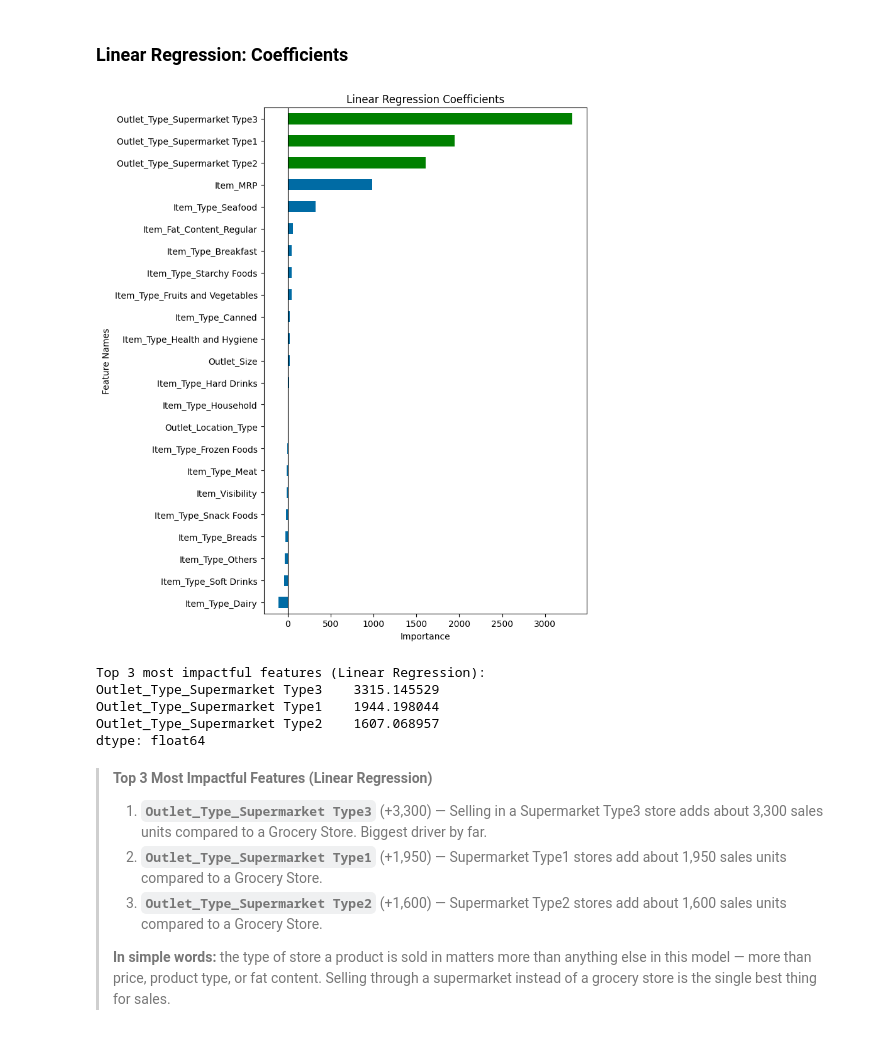
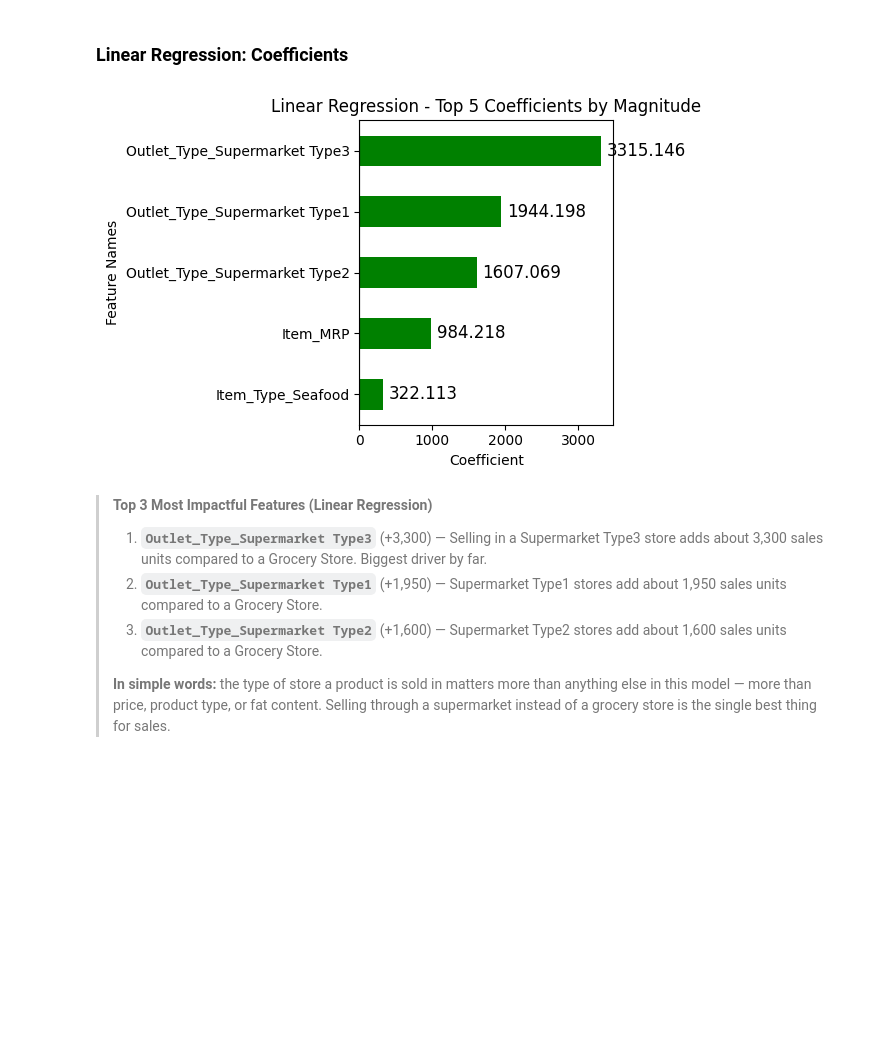
Before and after one commit to swirita/Prediction-of-Product-Sales, a Jupyter notebook: Prediction_of_Product_Sales.ipynb, the cells around one changed output. Saved outputs shown, nothing was run; the diff lists cells and outputs as text; code cells hidden in the pictures; blank space fills up the shorter version.

Commit message:
Updated Visuals

```diff
--- a/Prediction_of_Product_Sales.ipynb
+++ b/Prediction_of_Product_Sales.ipynb
@@ -837,45 +945,15 @@ def plot_importance_color(
 # %% [markdown]
 ### Linear Regression: Coefficients
-# %%
-# Extract the fitted preprocessor and Linear Regression model from the pipeline
-lr_preprocessor = linreg_pipe.named_steps['columntransformer']
-lr_model = linreg_pipe.named_steps['linearregression']
-
-# Get feature names after preprocessing (numeric, ordinal, one-hot encoded)
-lr_feature_names = lr_preprocessor.get_feature_names_out()
-
-# Build a Series of coefficients indexed by feature name
-lr_coefs = pd.Series(lr_model.coef_, index=lr_feature_names)
-
-# Coefficients can be positive or negative, so use the ABSOLUTE VALUE to
-# determine the 3 most impactful features (get_color_dict expects
-# non-negative "importances" to rank on)
-lr_color_dict = get_color_dict(
-    lr_coefs.abs(),
-    color_rest='#006ba4',
-    color_top='green',
-    top_n=3
-)
-
-# Plot every coefficient (signed), highlighting the top 3 most impactful in green
-ax = plot_importance_color(lr_coefs, top_n=None, figsize=(8, 9), color_dict=lr_color_dict)
-ax.set_title('Linear Regression Coefficients')
-ax.axvline(0, color='black', linewidth=0.8)
-plt.tight_layout()
-plt.savefig('linear_regression_coefficients.png', dpi=150, bbox_inches='tight')
-plt.show()
-
-# Print the top 3 most impactful features, ranked by absolute coefficient size
-top3 = lr_coefs.reindex(lr_coefs.abs().sort_values(ascending=False).index).head(3)
-print("Top 3 most impactful features (Linear Regression):")
-print(top3)
-# %% [output]
-[figure, removed]
-Top 3 most impactful features (Linear Regression):
-Outlet_Type_Supermarket Type3    3315.145529
-Outlet_Type_Supermarket Type1    1944.198044
-Outlet_Type_Supermarket Type2    1607.068957
-dtype: float64
+# %%
+# Cleaner, README-friendly version: just the top 5 largest coefficients by magnitude
+lr_color_dict_top5 = get_color_dict(lr_coefs.abs(), color_rest='#006ba4', color_top='green', top_n=5)
+ax = plot_coeffs(lr_coefs, top_n=5, figsize=(6, 4), annotate=True, color_dict=lr_color_dict_top5)
+ax.set_title('Linear Regression - Top 5 Coefficients by Magnitude')
+plt.tight_layout()
+plt.savefig('linear_regression_top5_coefficients.png', dpi=150, bbox_inches='tight')
+plt.show()
+# %% [output]
+[figure, added]
 # %% [markdown]
 
 > **Top 3 Most Impactful Features (Linear Regression)**
```
Also changed, not shown: parts of 1 cell of this notebook.
